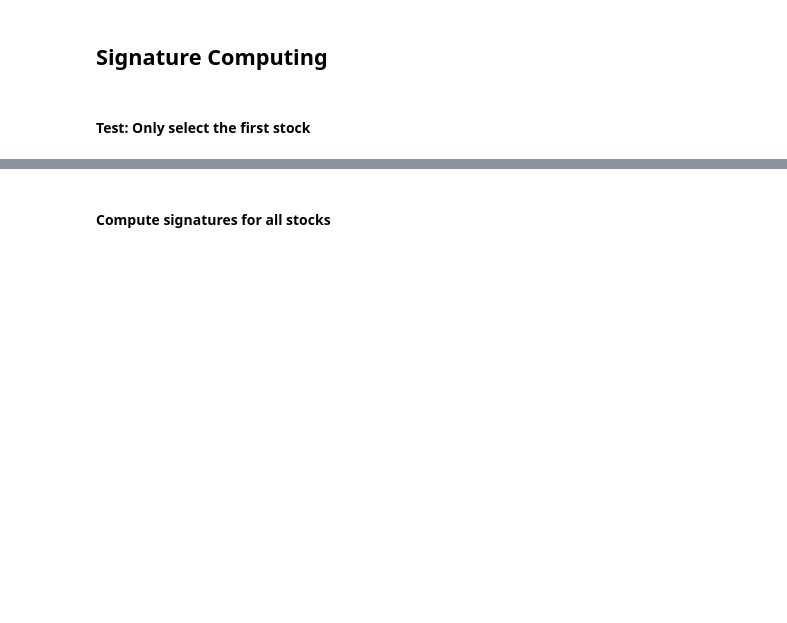
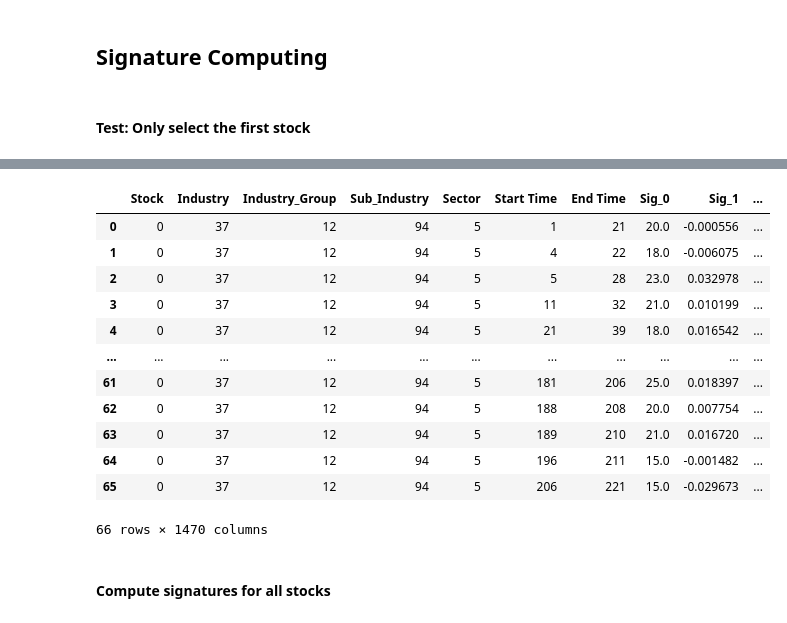
Before and after one commit to george-lhj/Transfer_Learning_for_Stock_Prediction, a Jupyter notebook: Data_processing_signature_computing.ipynb, the cells around one changed output, grey strips where cells are left out. Saved outputs shown, nothing was run; the diff lists cells and outputs as text; code cells hidden in the pictures; blank space fills up the shorter version.

```diff
--- a/Data_processing_signature_computing.ipynb
+++ b/Data_processing_signature_computing.ipynb
@@ -169,2 +161,12 @@ signature_data = []
+# %%
+# Define signature computation parameters
+n = 3  # Signature order
+features = ['DATE'] + ret_cols + vol_cols
+d = len(features)
+signature_data = []
+
+# Sliding window parameters
+W = 5   # Window size (number of time steps per sub-path)
+S = 1    # Step size (how much we shift the window each time)
 # %% [markdown]
 #### Test: Only select the first stock
@@ -244,2 +173,60 @@ df_pca
+# %%
+# Select the first stock
+first_stock_name = df_featured['STOCK'].unique()[0]  # Get the first stock name
+first_stock_df = df_featured[df_featured['STOCK'] == first_stock_name].sort_values(by="DATE")  # Ensure chronological order
+
+# Drop NaN values from selected features
+first_stock_df = first_stock_df.dropna(subset=features)
+
+# Ensure at least W rows exist before computing the signature
+if len(first_stock_df) < W:
+    raise ValueError(f"Not enough data for stock {first_stock_name} to compute signatures.")
+
+# Convert to NumPy array for faster processing
+path_data = first_stock_df[features].values  # Shape: (T, d)
+
+# Precompute signature transformation for efficiency
+sig_transform = iisignature.prepare(d, n)
+
+# Prepare storage for signature data
+signature_data = []
+
+# Apply sliding window
+for start in range(0, len(path_data) - W + 1, S):
+    end = start + W
+    window_path = path_data[start:end]  # Extract sub-path
+
+    # Compute the signature for this window
+    signature = iisignature.sig(window_path, n)
+
+    # Store results with metadata
+    signature_data.append({
+        'Stock': first_stock_name,
+        'Industry': first_stock_df.iloc[start]["INDUSTRY"].astype(int),
+        'Industry_Group': first_stock_df.iloc[start]["INDUSTRY_GROUP"].astype(int),
+        'Sub_Industry': first_stock_df.iloc[start]["SUB_INDUSTRY"].astype(int),
+        'Sector': first_stock_df.iloc[start]["SECTOR"].astype(int),
+        'Start Time': first_stock_df.iloc[start]["DATE"].astype(int),
+        'End Time': first_stock_df.iloc[end - 1]["DATE"].astype(int),
+        **{f'Sig_{i}': signature[i] for i in range(len(signature))}
+    })
+
+# Convert to DataFrame and display
+signature_df = pd.DataFrame(signature_data)
+signature_df
+# %% [output]
+|  | Stock | Industry | Industry_Group | Sub_Industry | Sector | Start Time | End Time | Sig_0 | Sig_1 | ... |
+| 0 | 0 | 37 | 12 | 94 | 5 | 1 | 21 | 20.0 | -0.000556 | ... |
+| 1 | 0 | 37 | 12 | 94 | 5 | 4 | 22 | 18.0 | -0.006075 | ... |
+| 2 | 0 | 37 | 12 | 94 | 5 | 5 | 28 | 23.0 | 0.032978 | ... |
+| 3 | 0 | 37 | 12 | 94 | 5 | 11 | 32 | 21.0 | 0.010199 | ... |
+| 4 | 0 | 37 | 12 | 94 | 5 | 21 | 39 | 18.0 | 0.016542 | ... |
+| ... | ... | ... | ... | ... | ... | ... | ... | ... | ... | ... |
+| 61 | 0 | 37 | 12 | 94 | 5 | 181 | 206 | 25.0 | 0.018397 | ... |
+| 62 | 0 | 37 | 12 | 94 | 5 | 188 | 208 | 20.0 | 0.007754 | ... |
+| 63 | 0 | 37 | 12 | 94 | 5 | 189 | 210 | 21.0 | 0.016720 | ... |
+| 64 | 0 | 37 | 12 | 94 | 5 | 196 | 211 | 15.0 | -0.001482 | ... |
+| 65 | 0 | 37 | 12 | 94 | 5 | 206 | 221 | 15.0 | -0.029673 | ... |
+66 rows × 1470 columns
 # %% [markdown]
 #### Compute signatures for all stocks
```
Also changed, not shown: parts of 8 cells of this notebook.
